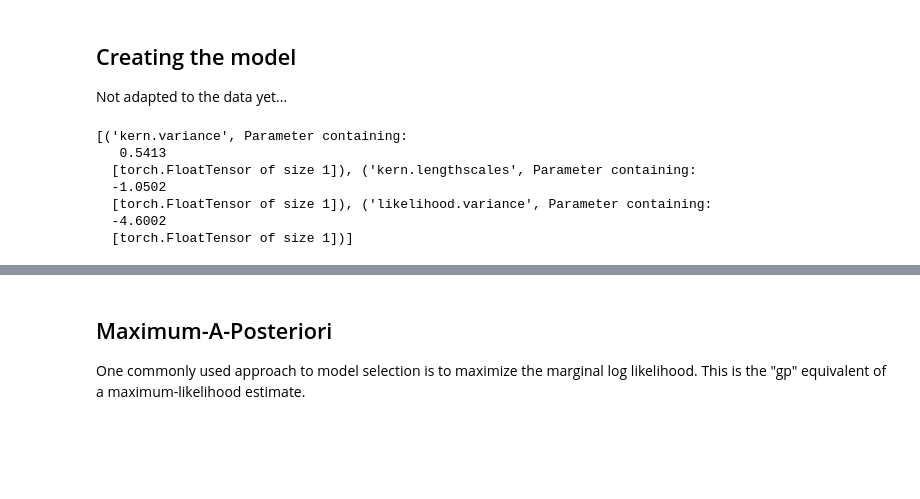
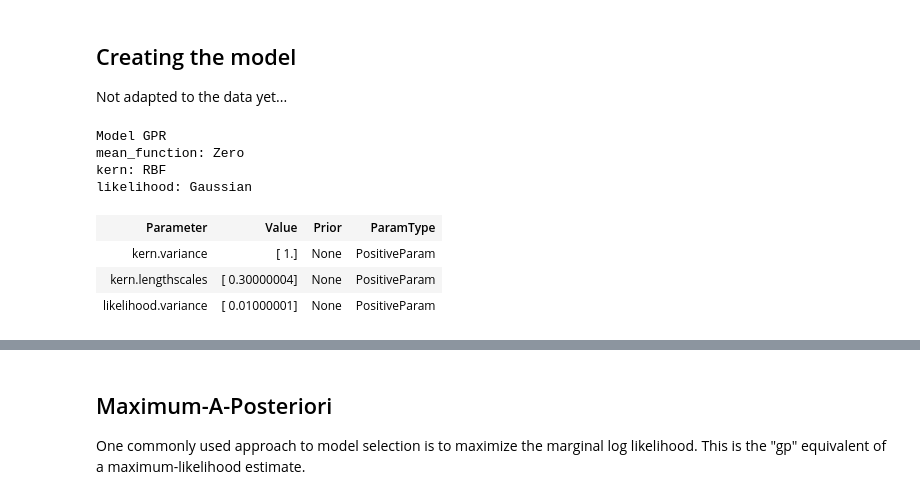
Before and after one commit to t-vi/candlegp, a Jupyter notebook: notebooks/gp_regression.ipynb, the cells around one changed output, grey strips where cells are left out. Saved outputs shown, nothing was run; the diff lists cells and outputs as text; code cells hidden in the pictures; blank space fills up the shorter version.

Commit message:
add _repr_html_ to models

```diff
--- a/notebooks/gp_regression.ipynb
+++ b/notebooks/gp_regression.ipynb
@@ -32,16 +32,17 @@ Not adapted to the data yet...
 # %%
 k = candlegp.kernels.RBF(1, lengthscales=0.3)
 m = candlegp.models.GPR(Variable(X), Variable(Y.unsqueeze(1)), kern=k)
 m.likelihood.variance.set(0.01)
-list(m.named_parameters())
+m
 # %% [output]
-[('kern.variance', Parameter containing:
-   0.5413
-  [torch.FloatTensor of size 1]), ('kern.lengthscales', Parameter containing:
-  -1.0502
-  [torch.FloatTensor of size 1]), ('likelihood.variance', Parameter containing:
-  -4.6002
-  [torch.FloatTensor of size 1])]
+Model GPR
+mean_function: Zero
+kern: RBF
+likelihood: Gaussian
+| Parameter | Value | Prior | ParamType |
+| kern.variance | [ 1.] | None | PositiveParam |
+| kern.lengthscales | [ 0.30000004] | None | PositiveParam |
+| likelihood.variance | [ 0.01000001] | None | PositiveParam |
 # %%
 xstar = torch.linspace(0,1,1000)
 mu, var = m.predict_y(Variable(xstar.unsqueeze(1)))
```
Also changed, not shown: parts of 8 cells of this notebook, 2 other files.
